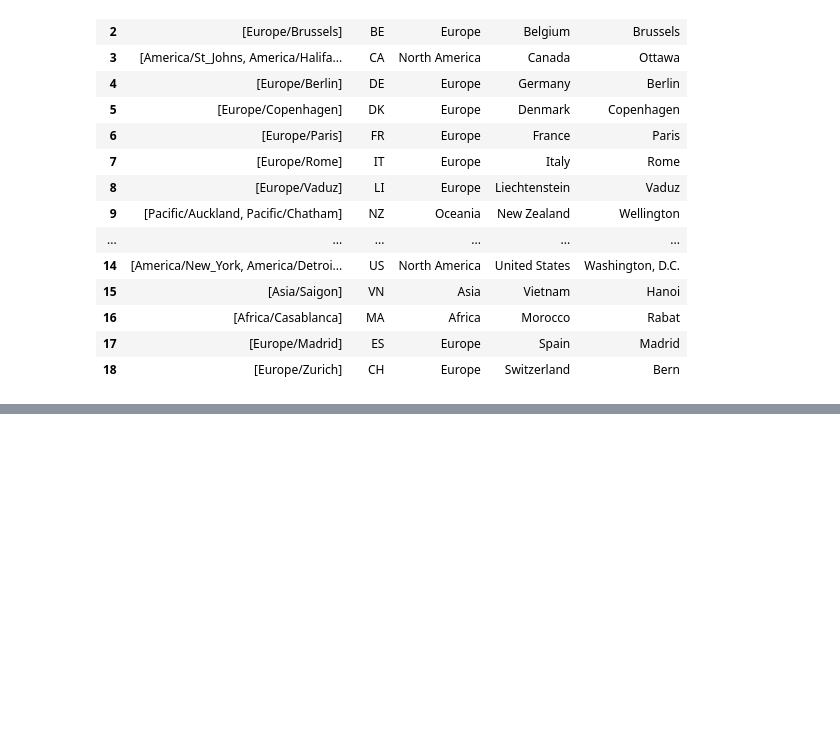
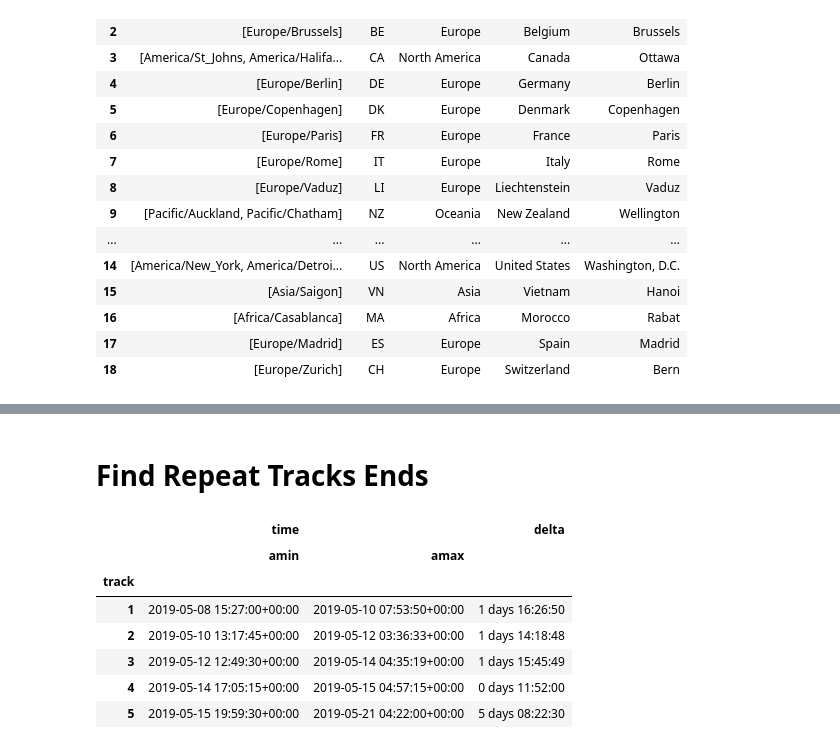
Before and after one commit to thenups/interactive-travel-map, a Jupyter notebook: data_cleaning.ipynb, the cells around one changed output, grey strips where cells are left out. Drawn from its saved outputs; the diff is of its cells as text; code cells hidden in the pictures; blank space fills up the shorter version.

```diff
--- a/data_cleaning.ipynb
+++ b/data_cleaning.ipynb
@@ -164,0 +170,17 @@ df.head()
+# %% [markdown]
+# Find Repeat Tracks Ends
+# %%
+# Find which tracks run overnight
+dfByTrack = df.groupby('track').agg({'time': [np.min, np.max]})
+dfByTrack = dfByTrack.drop(0)
+dfByTrack['delta'] = dfByTrack[('time', 'amax')] - dfByTrack[('time', 'amin')]
+dfByTrack.head()
+# %% [output]
+|  | time |  | delta |
+|  | amin | amax |  |
+| track |  |  |  |
+| 1 | 2019-05-08 15:27:00+00:00 | 2019-05-10 07:53:50+00:00 | 1 days 16:26:50 |
+| 2 | 2019-05-10 13:17:45+00:00 | 2019-05-12 03:36:33+00:00 | 1 days 14:18:48 |
+| 3 | 2019-05-12 12:49:30+00:00 | 2019-05-14 04:35:19+00:00 | 1 days 15:45:49 |
+| 4 | 2019-05-14 17:05:15+00:00 | 2019-05-15 04:57:15+00:00 | 0 days 11:52:00 |
+| 5 | 2019-05-15 19:59:30+00:00 | 2019-05-21 04:22:00+00:00 | 5 days 08:22:30 |
```
Also changed, not shown: parts of 17 cells of this notebook, 1 other file.
